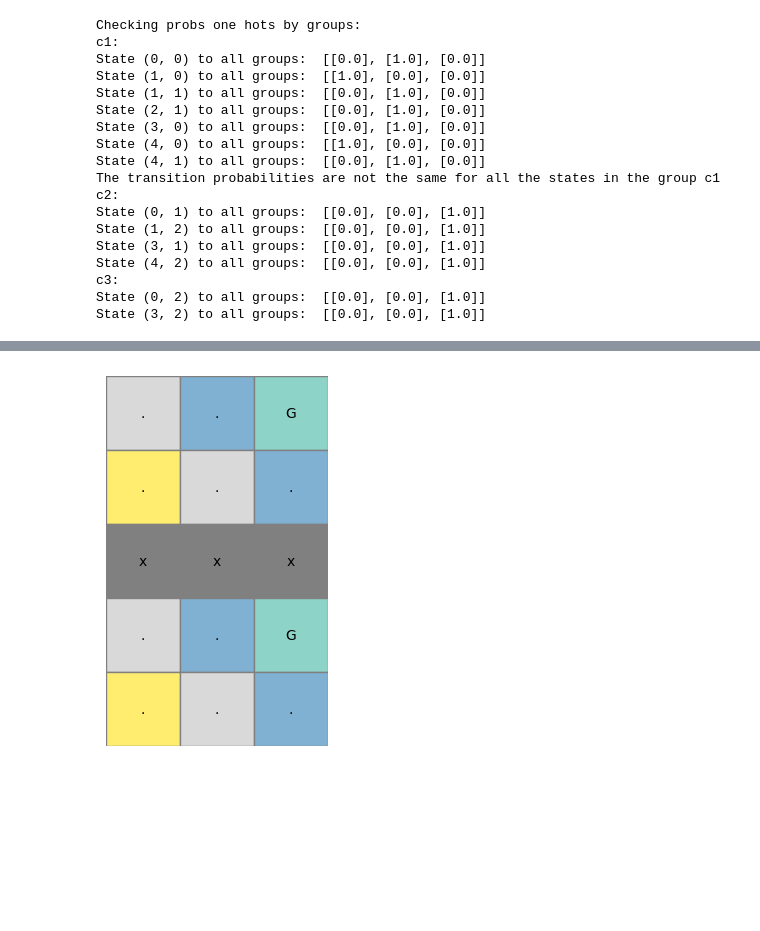
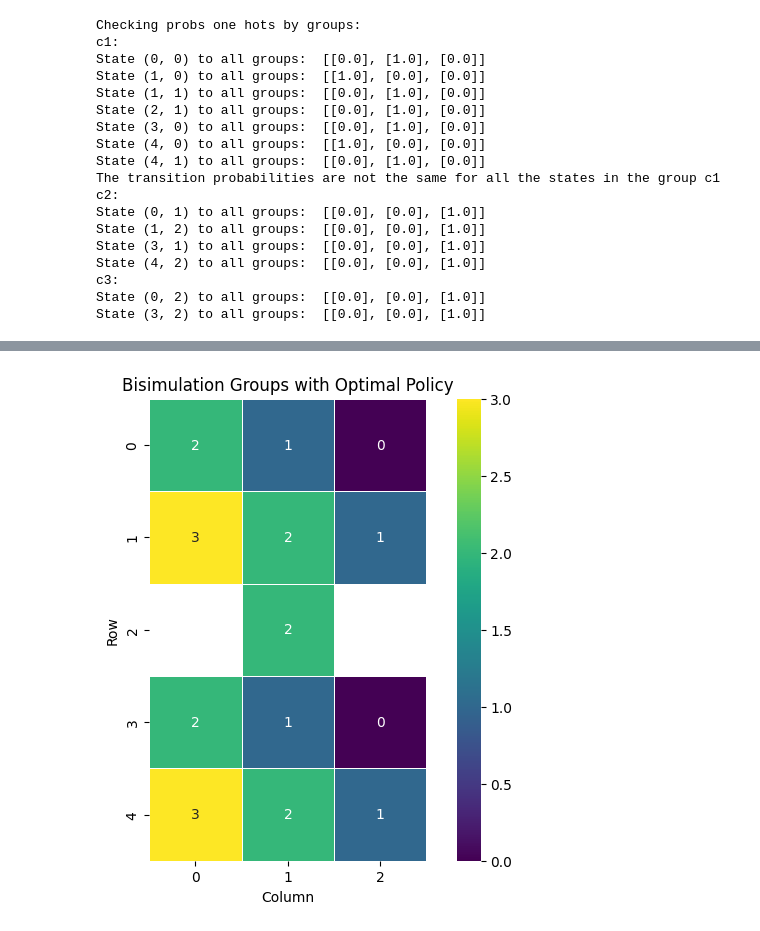
Before and after one commit to ZosoV/final_project, a Jupyter notebook: Bisimulation.ipynb, the cells around one changed output, grey strips where cells are left out. Cells and saved outputs as stored; diff of their text form; code cells hidden in the pictures; blank space fills up the shorter version.

```diff
--- a/Bisimulation.ipynb
+++ b/Bisimulation.ipynb
@@ -617,8 +675,8 @@ State (3, 2) to all groups:  [[0.0], [0.0], [1.0]]
 groups = {
     "c1" : [(0,2), (3,2)],
     "c2" : [(0, 1), (1, 2), (3, 1), (4, 2)],
-    "c3" : [(1,0), (4,0)],
-    "c4" : [(0,0), (3,0), (1, 1), (4, 1), (2, 1)],
+    "c3" : [(0,0), (3,0), (1, 1), (4, 1), (2, 1)],
+    "c4" : [(1,0), (4,0)],
 }
 # %%
 _ = check_transition_equivalence(groups, transitions, grid, policy)
@@ -652,12 +701,0 @@ grid = read_grid_world(file_path)
-# %%
-# Hand made groups by considering that the previous groups have the same reward
-groups = OrderedDict({
-    "c1" : [(0,2), (3,2)], # Goal first
-    "c2" : [(0,1), (3,1)], # Close to goal
-    "c3" : [(0,0), (3,0)],
-    "c4" : [(1,0), (4,0)],
-    "c5" : [(1,1), (4,1)],
-    "c6" : [(1,2), (4,2)],
-})
-print(groups)
-plot_grid_with_groups(grid, groups)
@@ -667,10 +702,4 @@ OrderedDict([('c1', [(0, 2), (3, 2)]), ('c2', [(0, 1), (3, 1)]), ('c3', [(0, 0),
-# %%
-groups = OrderedDict({
-    "c1" : [(0,2), (3,2)],
-    "c2" : [(0, 1), (1, 2), (3, 1), (4, 2)],
-    "c3" : [(0,0), (3,0), (1, 1), (4, 1)],
-    "c4" : [(1,0), (4,0)],
-})
-plot_grid_with_groups(grid, groups)
-# %% [output]
-[figure, removed]
+# %%
+plot_grid_with_groups(grid, groups, list(rewards.keys()), title = 'Bisimulation Groups with Optimal Policy')
+# %% [output]
+[figure, added]
```
Also changed, not shown: parts of 18 cells of this notebook, 5 other files.
